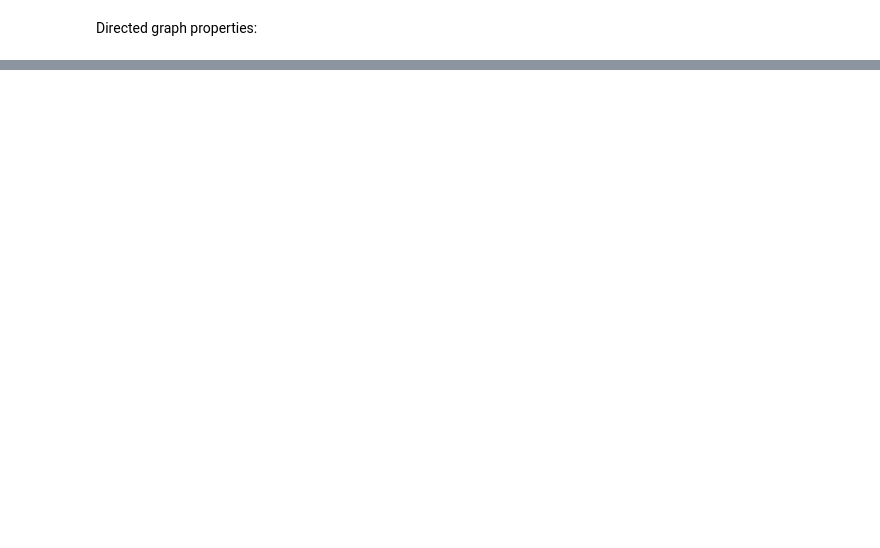
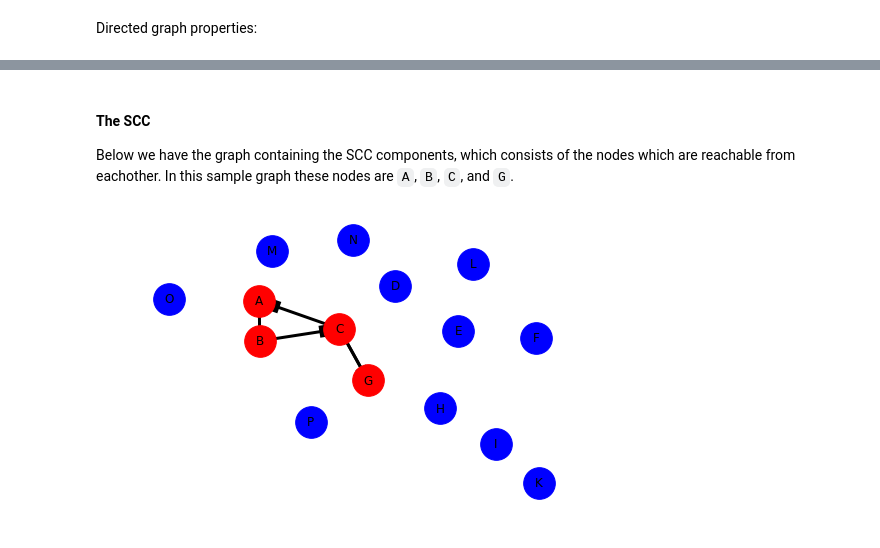
Before and after one commit to Eudoxier/cs532-s17, a Jupyter notebook: assignments/assignment_one/graph_structure/graph_structure.ipynb, the cells around one changed output, grey strips where cells are left out. Saved outputs shown, nothing was run; the diff lists cells and outputs as text; code cells hidden in the pictures; blank space fills up the shorter version.

```diff
--- a/assignments/assignment_one/graph_structure/graph_structure.ipynb
+++ b/assignments/assignment_one/graph_structure/graph_structure.ipynb
@@ -173,0 +177,17 @@ Number of edges: 16
+# %% [markdown]
+#### The SCC
+
+Below we have the graph containing the SCC components, which consists of the nodes which are reachable from eachother. In this sample graph these nodes are `A`, `B`, `C`, and `G`.
+# %%
+# Build the SCC graph
+for h in nx.strongly_connected_component_subgraphs(H):
+    if 'A' in h:
+        nx.draw(h, pos, node_color='red', node_size=1000, edge_color='k', \
+                width=3, with_labels=True)
+    else:
+        nx.draw(h, pos, node_color='blue', node_size=1000, edge_color='k', \
+        width=3, with_labels=True)
+
+plt.show()
+# %% [output]
+[figure, added]
```
Also changed, not shown: parts of 13 cells of this notebook, 2 other files.
